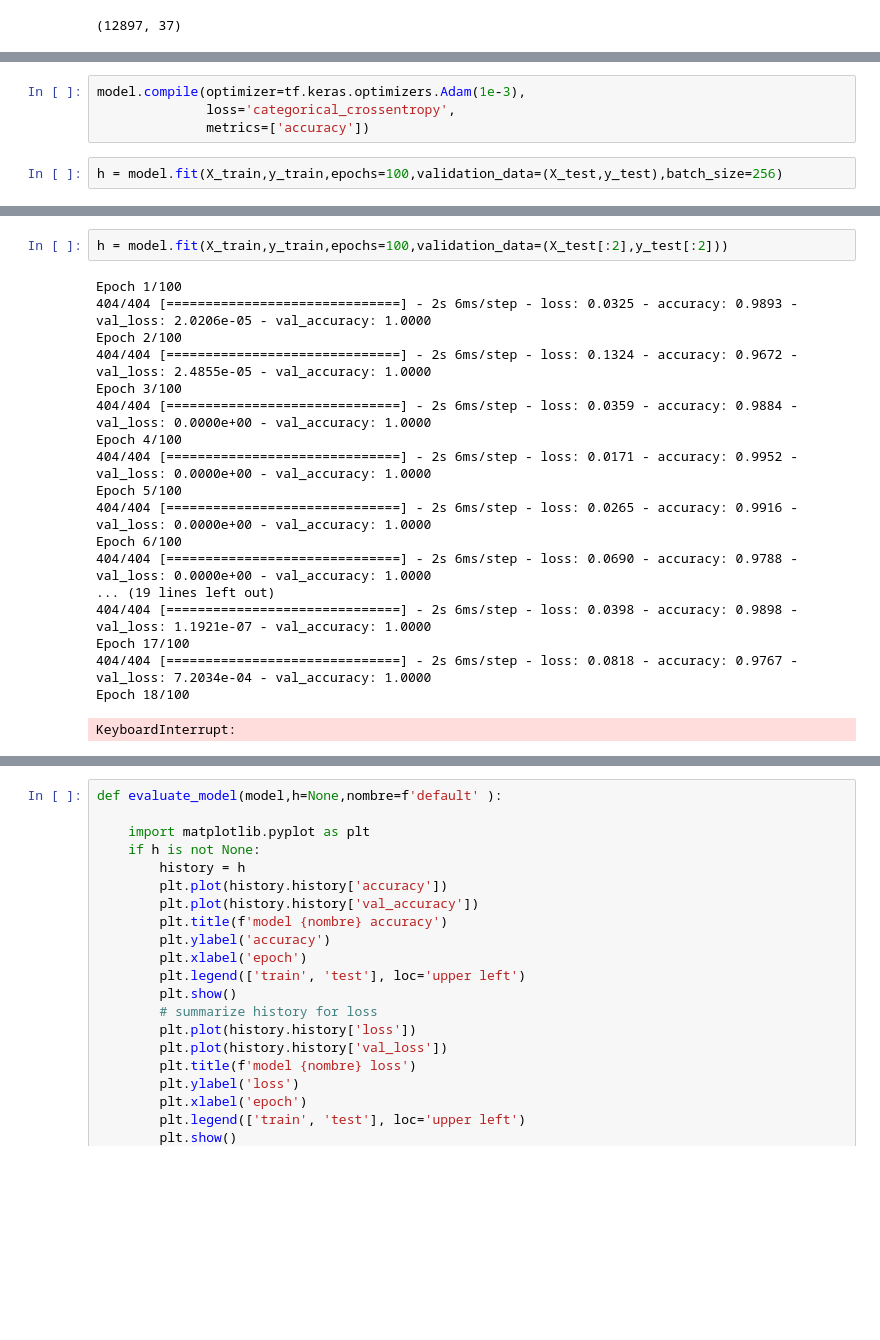
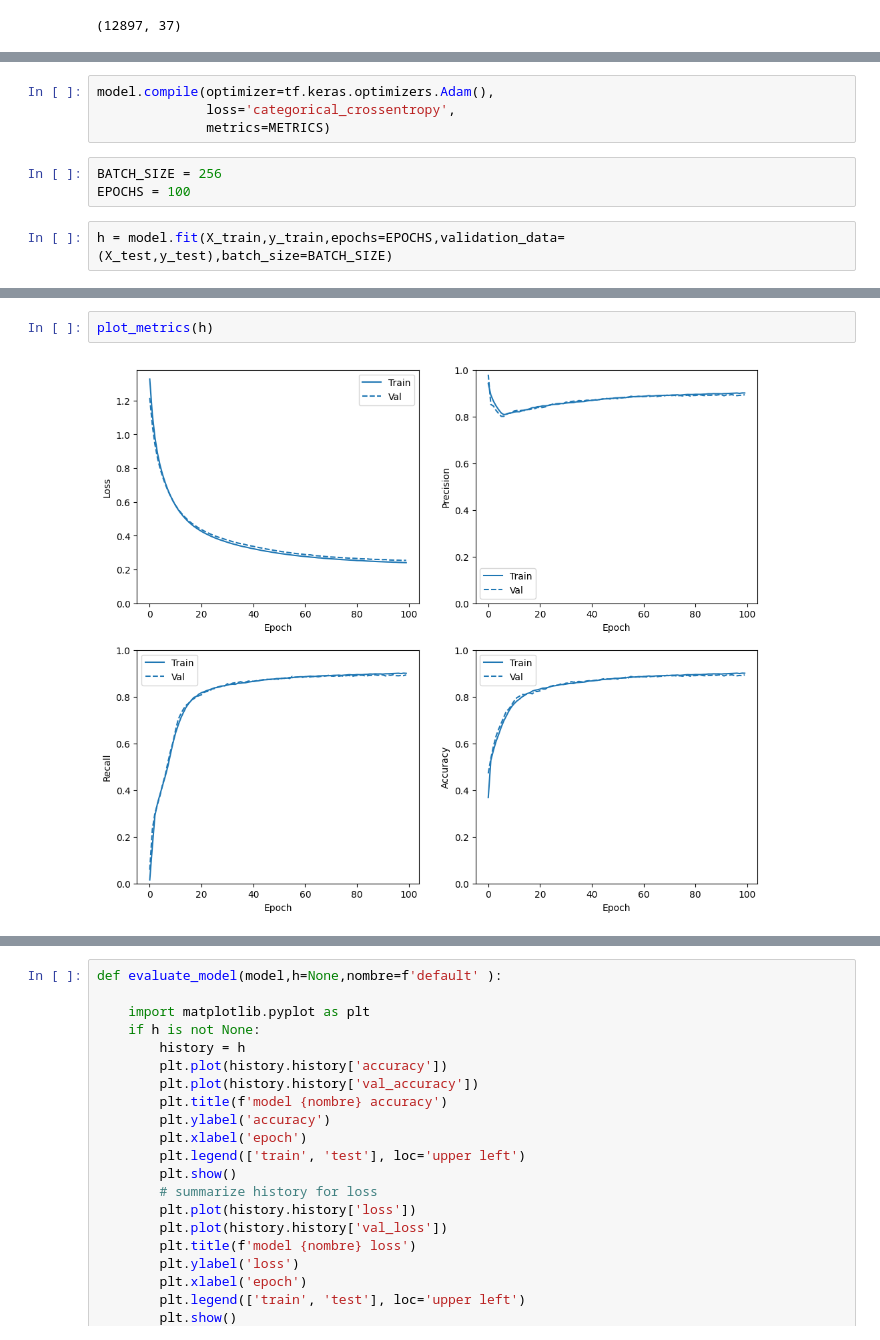
Before and after one commit to CesarPRinso/fifa, a Jupyter notebook: NeuralNetworkComplete.ipynb, the cells around one changed output, grey strips where cells are left out. Saved outputs shown, nothing was run; the diff lists cells and outputs as text; blank space fills up the shorter version.

Commit message:
Utiliades y modelos

```diff
--- a/NeuralNetworkComplete.ipynb
+++ b/NeuralNetworkComplete.ipynb
@@ -62,10 +99,13 @@ model = model = keras.Sequential([
     keras.layers.Dense(4, activation='softmax')
 ])
 # %%
-model.compile(optimizer=tf.keras.optimizers.Adam(1e-3),
+model.compile(optimizer=tf.keras.optimizers.Adam(),
               loss='categorical_crossentropy',
-              metrics=['accuracy'])
+              metrics=METRICS)
+# %%
+BATCH_SIZE = 256
+EPOCHS = 100
 # %%
-h = model.fit(X_train,y_train,epochs=100,validation_data=(X_test,y_test),batch_size=256)
+h = model.fit(X_train,y_train,epochs=EPOCHS,validation_data=(X_test,y_test),batch_size=BATCH_SIZE)
 # %% [output]
 Epoch 1/100
@@ -88,21 +128,4 @@ Epoch 91/100
-# %%
-h = model.fit(X_train,y_train,epochs=100,validation_data=(X_test[:2],y_test[:2]))
-# %% [output]
-Epoch 1/100
-404/404 [==============================] - 2s 6ms/step - loss: 0.0325 - accuracy: 0.9893 - val_loss: 2.0206e-05 - val_accuracy: 1.0000
-Epoch 2/100
-404/404 [==============================] - 2s 6ms/step - loss: 0.1324 - accuracy: 0.9672 - val_loss: 2.4855e-05 - val_accuracy: 1.0000
-Epoch 3/100
-404/404 [==============================] - 2s 6ms/step - loss: 0.0359 - accuracy: 0.9884 - val_loss: 0.0000e+00 - val_accuracy: 1.0000
-Epoch 4/100
-404/404 [==============================] - 2s 6ms/step - loss: 0.0171 - accuracy: 0.9952 - val_loss: 0.0000e+00 - val_accuracy: 1.0000
-Epoch 5/100
-404/404 [==============================] - 2s 6ms/step - loss: 0.0265 - accuracy: 0.9916 - val_loss: 0.0000e+00 - val_accuracy: 1.0000
-Epoch 6/100
-404/404 [==============================] - 2s 6ms/step - loss: 0.0690 - accuracy: 0.9788 - val_loss: 0.0000e+00 - val_accuracy: 1.0000
-... (19 lines left out)
-404/404 [==============================] - 2s 6ms/step - loss: 0.0398 - accuracy: 0.9898 - val_loss: 1.1921e-07 - val_accuracy: 1.0000
-Epoch 17/100
-404/404 [==============================] - 2s 6ms/step - loss: 0.0818 - accuracy: 0.9767 - val_loss: 7.2034e-04 - val_accuracy: 1.0000
-Epoch 18/100
-KeyboardInterrupt:
+# %%
+plot_metrics(h)
+# %% [output]
+[figure, added]
```
Also changed, not shown: parts of 11 cells of this notebook.
